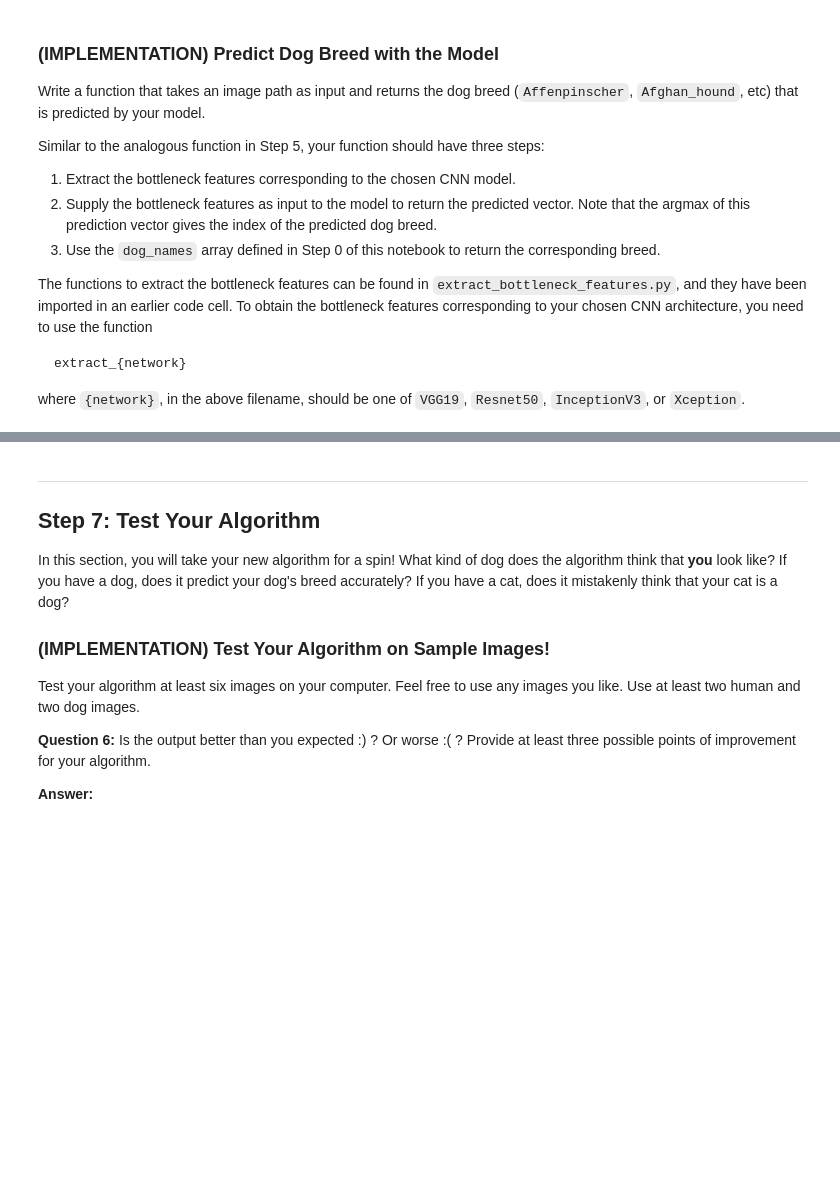
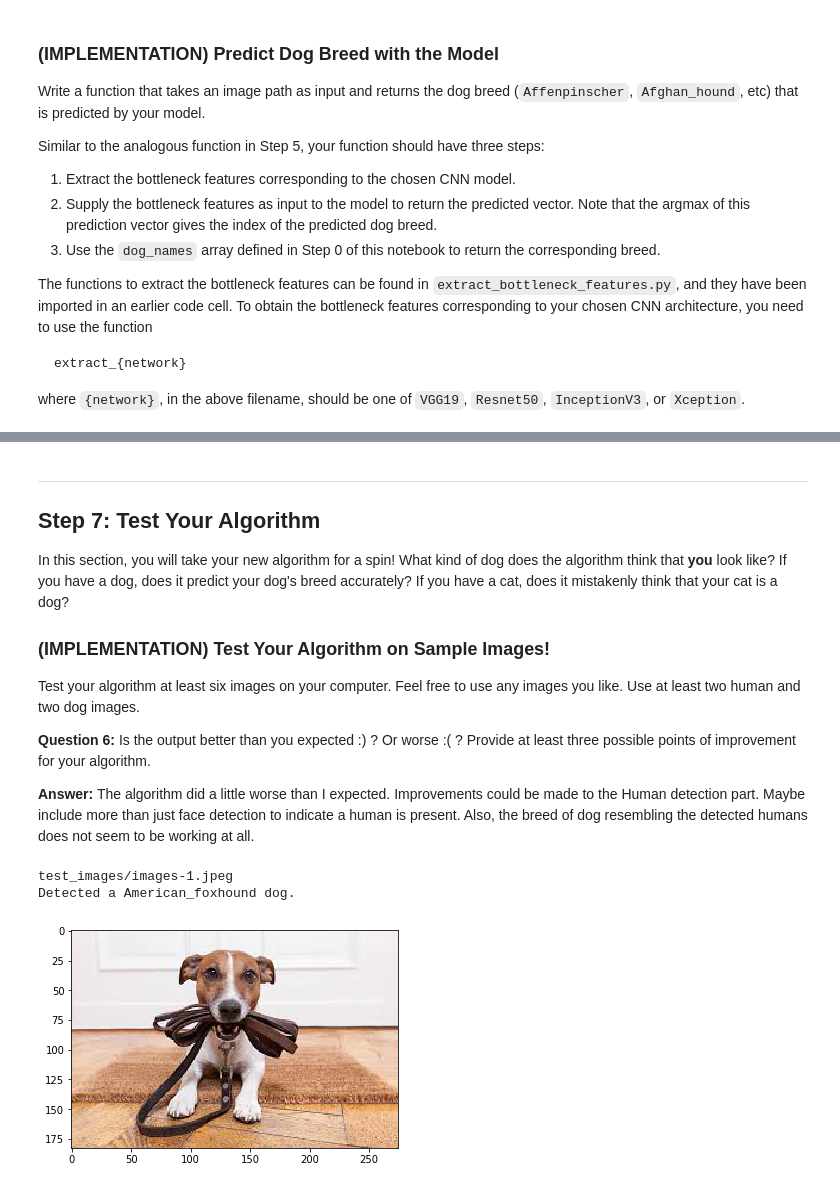
Before and after one commit to adamaboudan/dog-project, a Jupyter notebook: dog_app.ipynb, the cells around one changed output, grey strips where cells are left out. Drawn from its saved outputs; the diff is of its cells as text; code cells hidden in the pictures; blank space fills up the shorter version.

```diff
--- a/dog_app.ipynb
+++ b/dog_app.ipynb
@@ -488,6 +631,7 @@ __Answer:__
 ### (IMPLEMENTATION) Compile the Model
 # %%
 ### TODO: Compile the model.
+InceptionV3_model.compile(loss='categorical_crossentropy', optimizer='rmsprop', metrics=['accuracy'])
 # %% [markdown]
 ### (IMPLEMENTATION) Train the Model
 
@@ -500,6 +669,7 @@ You are welcome to [augment the training data](https://blog.keras.io/building-po
 ### (IMPLEMENTATION) Load the Model with the Best Validation Loss
 # %%
 ### TODO: Load the model weights with the best validation loss.
+InceptionV3_model.load_weights('saved_models/weights.best.InceptionV3.hdf5')
 # %% [markdown]
 ### (IMPLEMENTATION) Test the Model
 
@@ -524,6 +702,15 @@ where `{network}`, in the above filename, should be one of `VGG19`, `Resnet50`,
 # %%
 ### TODO: Write a function that takes a path to an image as input
 ### and returns the dog breed that is predicted by the model.
+from extract_bottleneck_features import *
+
+def InceptionV3_predict_breed(img_path):
+    # extract bottleneck features
+    bottleneck_feature = extract_InceptionV3(path_to_tensor(img_path))
+    # obtain predicted vector
+    predicted_vector = InceptionV3_model.predict(bottleneck_feature)
+    # return dog breed that is predicted by the model
+    return dog_names[np.argmax(predicted_vector)]
 # %% [markdown]
 ---
 <a id='step6'></a>
@@ -548,3 +732,15 @@ Some sample output for our algorithm is provided below, but feel free to design
+# %%
+### TODO: Write your algorithm.
+### Feel free to use as many code cells as needed.
+def breed_predictor(img_path):
+    if face_detector(img_path):
+        breed = InceptionV3_predict_breed(img_path)
+        print("Detected a Human that resembles a " + str(breed) + " dog.")
+    elif dog_detector(img_path):
+        breed = InceptionV3_predict_breed(img_path)
+        print("Detected a " + str(breed) + " dog.")
+    else:
+        print("Error: could not detect a dog or a human in this image.")
 # %% [markdown]
 ---
 <a id='step7'></a>
@@ -558,8 +754,29 @@ Test your algorithm at least six images on your computer.  Feel free to use any
 
 __Question 6:__ Is the output better than you expected :) ?  Or worse :( ?  Provide at least three possible points of improvement for your algorithm.
 
-__Answer:__
+__Answer:__  The algorithm did a little worse than I expected. Improvements could be made to the Human detection part. Maybe include more than just face detection to indicate a human is present. Also, the breed of dog resembling the detected humans does not seem to be working at all.
 # %%
 ## TODO: Execute your algorithm from Step 6 on
 ## at least 6 images on your computer.
 ## Feel free to use as many code cells as needed.
+import glob
+M = glob.glob("test_images/*")
+
+# for m in M:
+#     print(m)
+#     breed_predictor(m)
+#     img = cv2.imread(m)
+#     img = cv2.cvtColor(img, cv2.COLOR_BGR2RGB)
+#     plt.imshow(img)
+#     plt.show()
+#     print()
+print(M[0])
+breed_predictor(M[0])
+img = cv2.imread(M[0])
+img = cv2.cvtColor(img, cv2.COLOR_BGR2RGB)
+plt.imshow(img)
+plt.show()
+# %% [output]
+test_images/images-1.jpeg
+Detected a American_foxhound dog.
+[figure, added]
```
Also changed, not shown: parts of 24 cells of this notebook.
